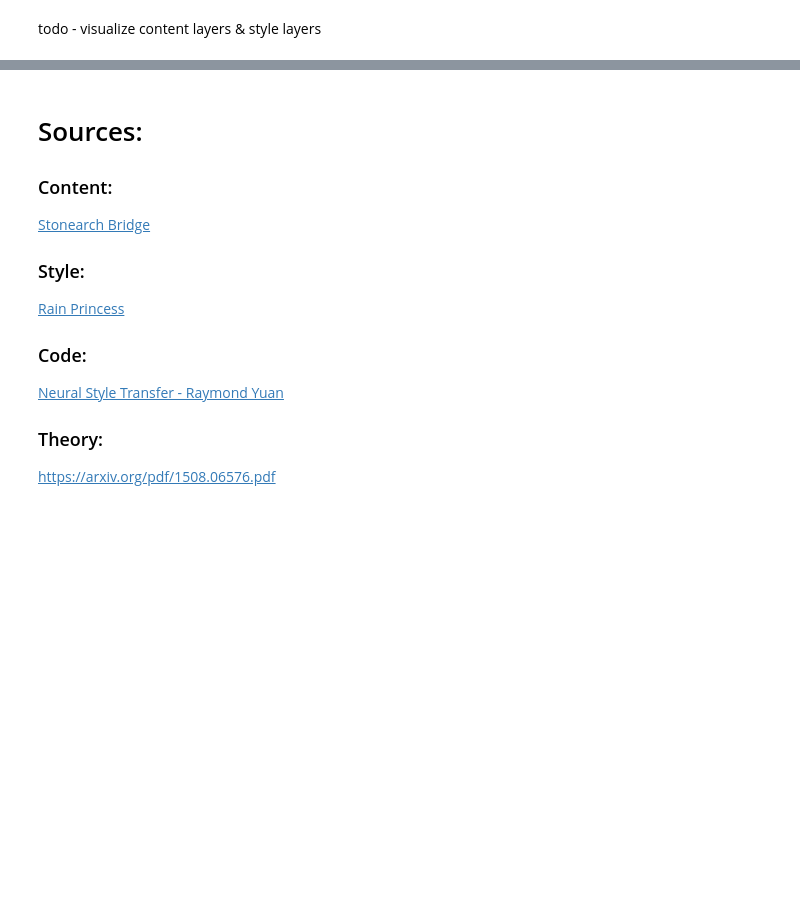
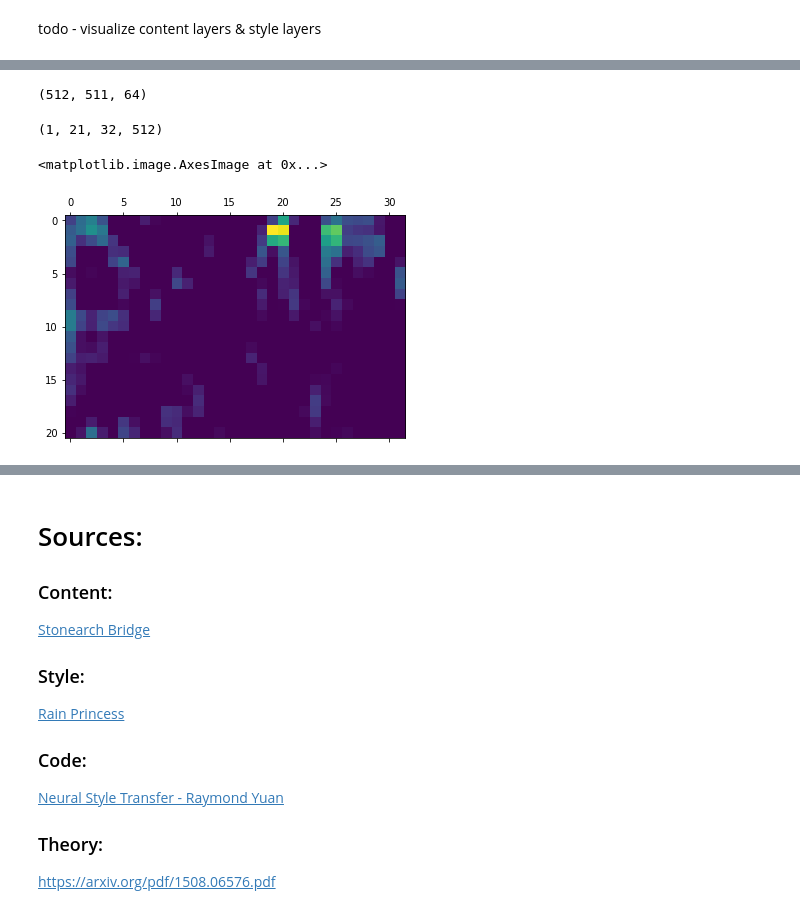
Before and after one commit to Nick-Morgan/neural-style-transfer, a Jupyter notebook: Outline & Notes.ipynb, the cells around one changed output, grey strips where cells are left out. Cells and saved outputs as stored; diff of their text form; code cells hidden in the pictures; blank space fills up the shorter version.

```diff
--- a/Outline & Notes.ipynb
+++ b/Outline & Notes.ipynb
@@ -207,0 +247,29 @@ def get_feature_representations(model, content_path, style_path):
+# %%
+model = get_model()
+for layer in model.layers:
+    layer.trainable = False
+
+# Get the style and content feature representations (from our specified intermediate layers)
+style_features, content_features = get_feature_representations(model, content_path, style_path)
+gram_style_features = [gram_matrix(style_feature) for style_feature in style_features]
+# %%
+style_features[0].numpy().shape
+# %% [output]
+(512, 511, 64)
+# %%
+# Extracts the outputs of all layers
+layer_outputs = [layer.output for layer in model.layers]
+# Creates a model that will return these outputs, given the model input:
+activation_model = models.Model(inputs=model.input, outputs=layer_outputs)
+# %%
+activations = activation_model.predict(content)
+# %%
+content_activation = activations[18]
+print(content_activation.shape)
+# %% [output]
+(1, 21, 32, 512)
+# %%
+plt.matshow(content_activation[0,:,:,511])
+# %% [output]
+<matplotlib.image.AxesImage at 0x...>
+[figure, added]
```
Also changed, not shown: parts of 15 cells of this notebook.
